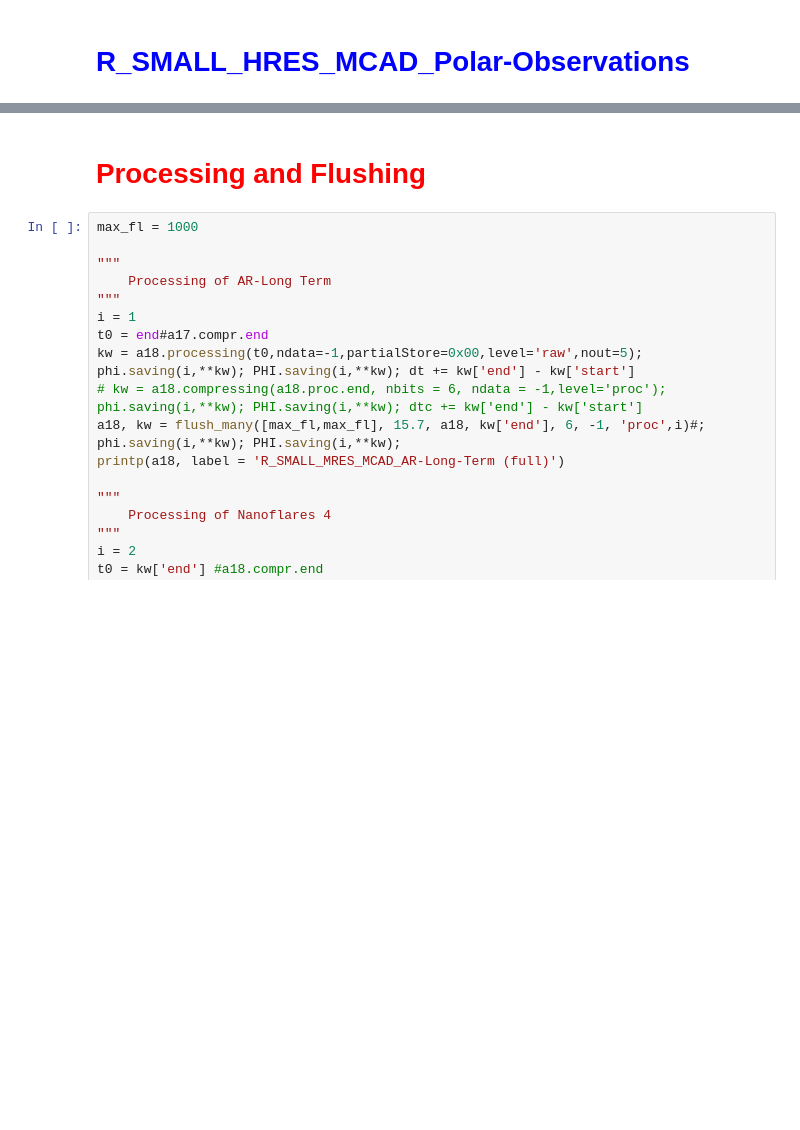
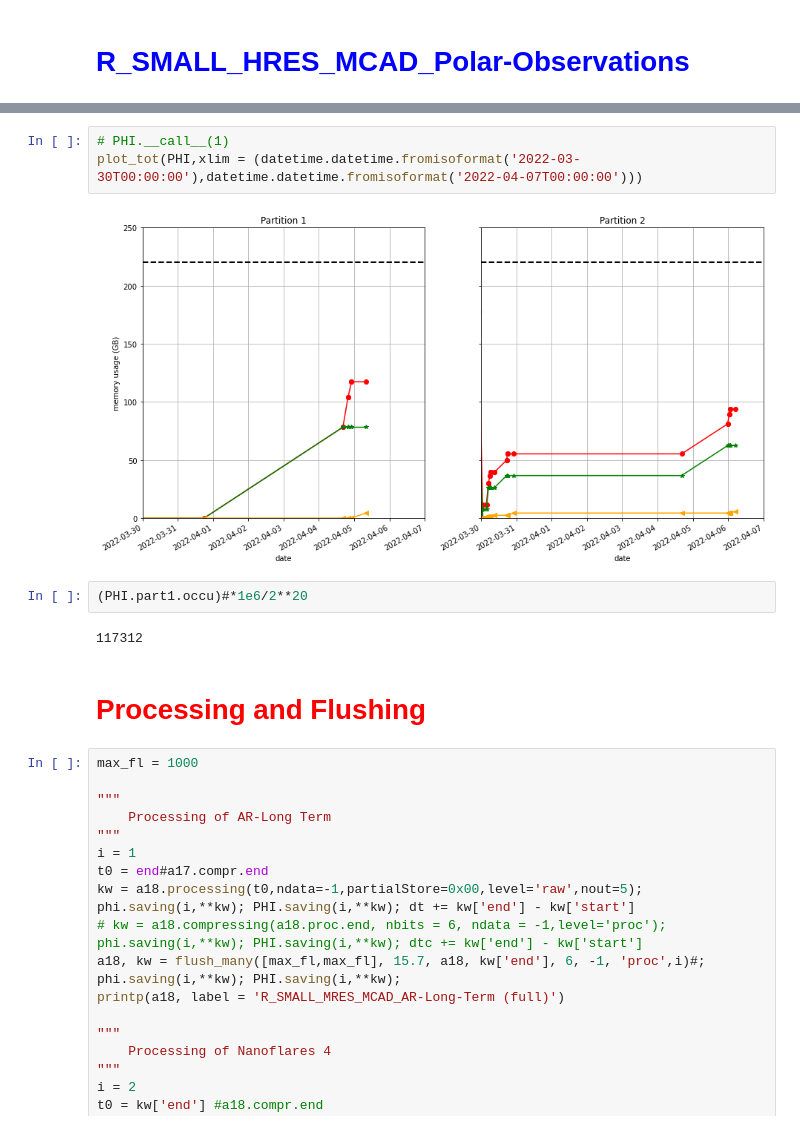
Before and after one commit to dcalc/PHI_TMtool, a Jupyter notebook: TM_RSW123_v1.2.ipynb, the cells around one changed output, grey strips where cells are left out. Drawn from its saved outputs; the diff is of its cells as text; blank space fills up the shorter version.

```diff
--- a/TM_RSW123_v1.2.ipynb
+++ b/TM_RSW123_v1.2.ipynb
@@ -1318,3 +1386,12 @@ amount of memory usage: 24597.2 MiB
+# %%
+# PHI.__call__(1)
+plot_tot(PHI,xlim = (datetime.datetime.fromisoformat('2022-03-30T00:00:00'),datetime.datetime.fromisoformat('2022-04-07T00:00:00')))
+# %% [output]
+[figure, added]
+# %%
+(PHI.part1.occu)#*1e6/2**20
+# %% [output]
+117312
 # %% [markdown]
 # <span style="color:red">Processing and Flushing</span>
 # %%
```
Also changed, not shown: parts of 7 cells of this notebook, 6 other files.
